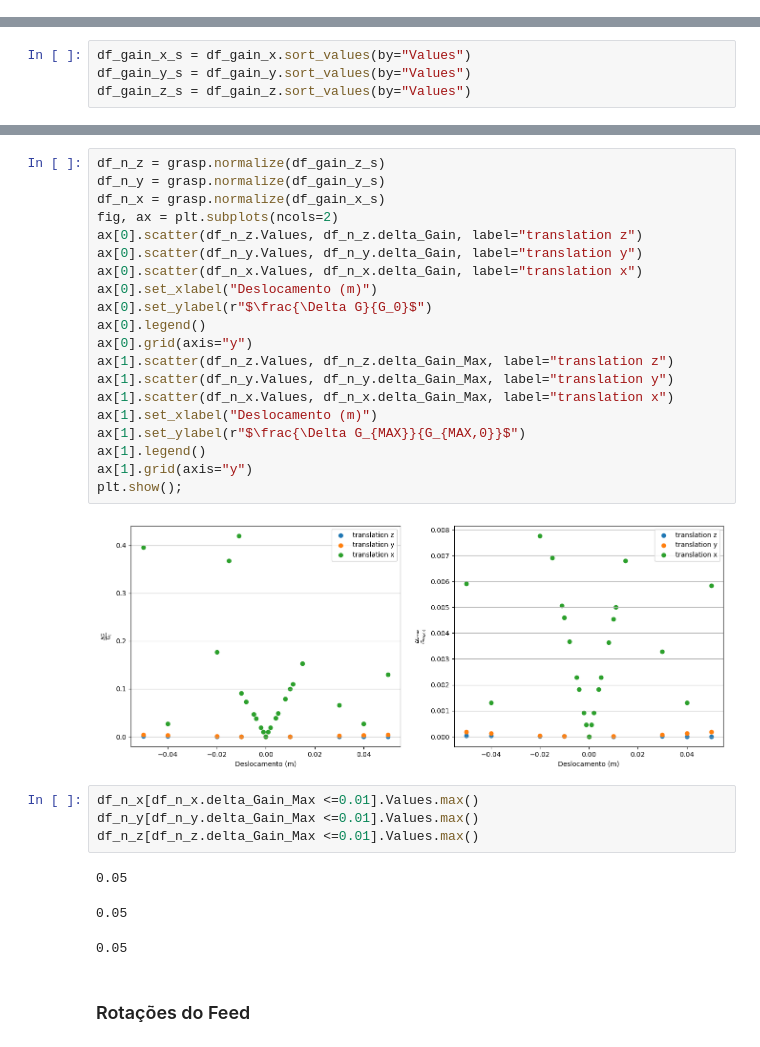
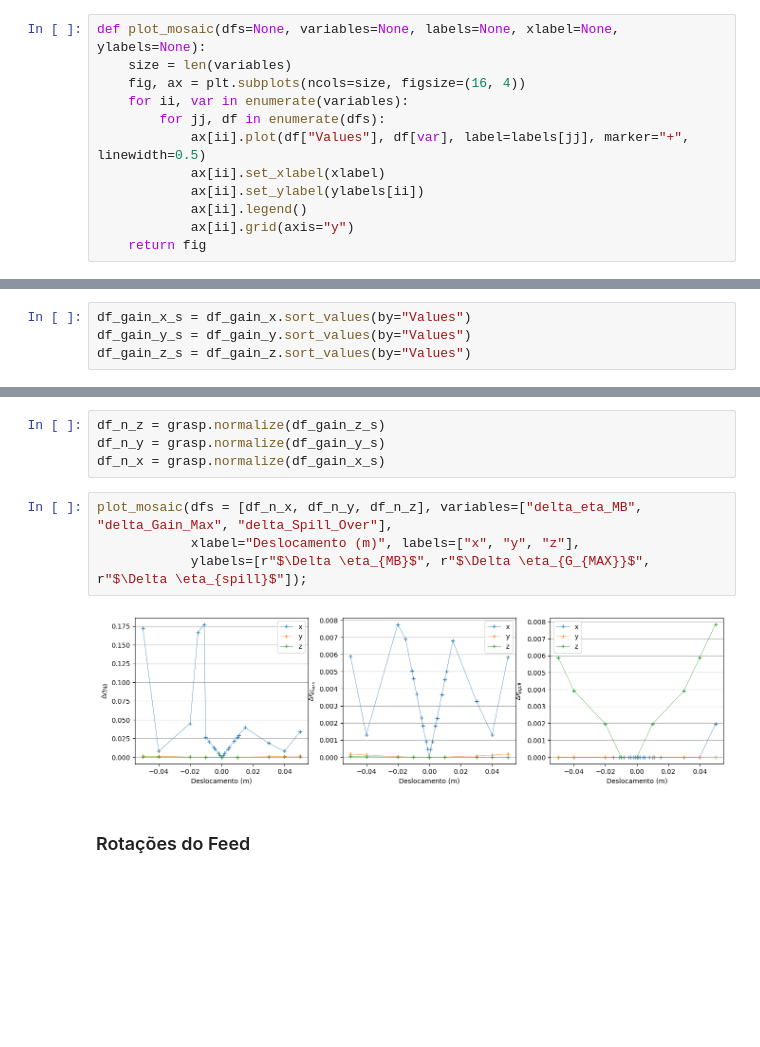
Before and after one commit to lbarosi/EMSimulationGrasp, a Jupyter notebook: notebooks/02_LB_GRASP_ANALYSIS.ipynb, the cells around one changed output, grey strips where cells are left out. Cells and saved outputs as stored; diff of their text form; blank space fills up the shorter version.

```diff
--- a/notebooks/02_LB_GRASP_ANALYSIS.ipynb
+++ b/notebooks/02_LB_GRASP_ANALYSIS.ipynb
@@ -69,6 +54,18 @@ plt.rcParams["figure.figsize"] = (16, 6)
 InteractiveShell.ast_node_interactivity = "all"
 # %% [markdown]
 ## Visualizando Resultados
+# %%
+def plot_mosaic(dfs=None, variables=None, labels=None, xlabel=None, ylabels=None):
+    size = len(variables)
+    fig, ax = plt.subplots(ncols=size, figsize=(16, 4))
+    for ii, var in enumerate(variables):
+        for jj, df in enumerate(dfs):
+            ax[ii].plot(df["Values"], df[var], label=labels[jj], marker="+", linewidth=0.5)
+            ax[ii].set_xlabel(xlabel)
+            ax[ii].set_ylabel(ylabels[ii])
+            ax[ii].legend()
+            ax[ii].grid(axis="y")
+    return fig
 # %% [markdown]
 ### Translação do Feed
 # %%
@@ -149,33 +118,13 @@ plt.show();
-# %%
-df_n_z = grasp.normalize(df_gain_z_s)
-df_n_y = grasp.normalize(df_gain_y_s)
-df_n_x = grasp.normalize(df_gain_x_s)
-fig, ax = plt.subplots(ncols=2)
-ax[0].scatter(df_n_z.Values, df_n_z.delta_Gain, label="translation z")
-ax[0].scatter(df_n_y.Values, df_n_y.delta_Gain, label="translation y")
-ax[0].scatter(df_n_x.Values, df_n_x.delta_Gain, label="translation x")
-ax[0].set_xlabel("Deslocamento (m)")
-ax[0].set_ylabel(r"$\frac{\Delta G}{G_0}$")
-ax[0].legend()
-ax[0].grid(axis="y")
-ax[1].scatter(df_n_z.Values, df_n_z.delta_Gain_Max, label="translation z")
-ax[1].scatter(df_n_y.Values, df_n_y.delta_Gain_Max, label="translation y")
-ax[1].scatter(df_n_x.Values, df_n_x.delta_Gain_Max, label="translation x")
-ax[1].set_xlabel("Deslocamento (m)")
-ax[1].set_ylabel(r"$\frac{\Delta G_{MAX}}{G_{MAX,0}}$")
-ax[1].legend()
-ax[1].grid(axis="y")
-plt.show();
-# %% [output]
-[figure, removed]
-# %%
-df_n_x[df_n_x.delta_Gain_Max <=0.01].Values.max()
-df_n_y[df_n_y.delta_Gain_Max <=0.01].Values.max()
-df_n_z[df_n_z.delta_Gain_Max <=0.01].Values.max()
-# %% [output]
-0.05
-0.05
-0.05
+# %%
+df_n_z = grasp.normalize(df_gain_z_s)
+df_n_y = grasp.normalize(df_gain_y_s)
+df_n_x = grasp.normalize(df_gain_x_s)
+# %%
+plot_mosaic(dfs = [df_n_x, df_n_y, df_n_z], variables=["delta_eta_MB", "delta_Gain_Max", "delta_Spill_Over"],
+            xlabel="Deslocamento (m)", labels=["x", "y", "z"],
+            ylabels=[r"$\Delta \eta_{MB}$", r"$\Delta \eta_{G_{MAX}}$", r"$\Delta \eta_{spill}$"]);
+# %% [output]
+[figure, added]
 # %% [markdown]
 ### Rotações do Feed
 # %%
```
Also changed, not shown: parts of 15 cells of this notebook, 1 other file.
